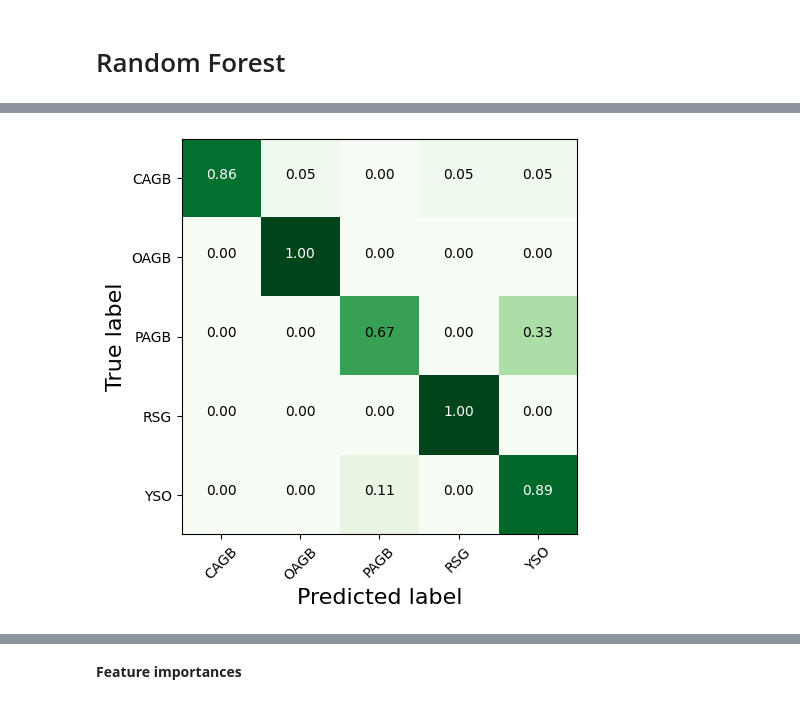
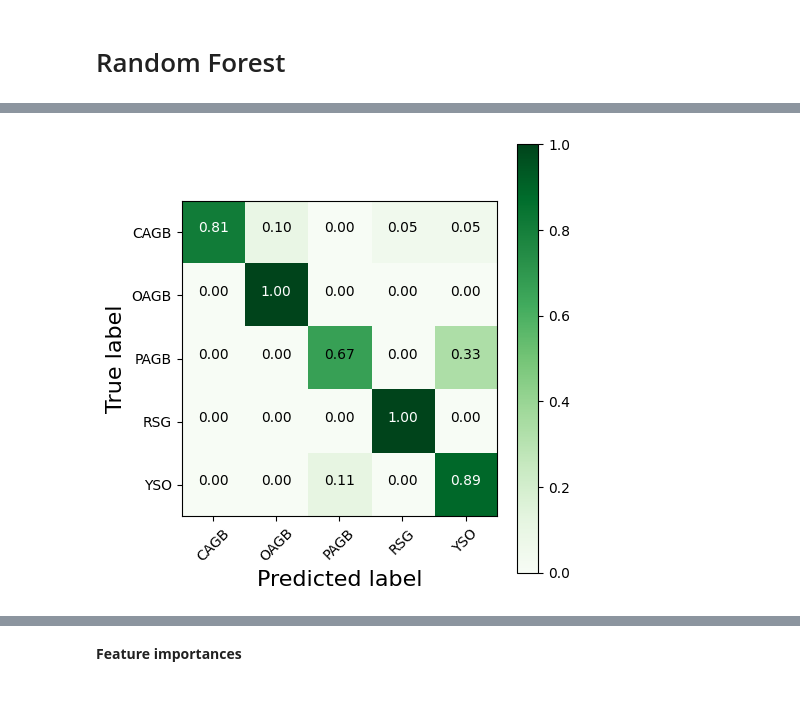
Before and after one commit to Mahdi-Abdollahii/Dusty-Stellar-Sources-Classification, a Jupyter notebook: Model_Evaluation_Smote.ipynb, the cells around one changed output, grey strips where cells are left out. Saved outputs shown, nothing was run; the diff lists cells and outputs as text; code cells hidden in the pictures.

```diff
--- a/Model_Evaluation_Smote.ipynb
+++ b/Model_Evaluation_Smote.ipynb
@@ -742,6 +742,6 @@ weighted avg       0.92      0.90      0.90        61
 # %%
 import pickle
-model_name = 'SVC-S-poly-90-0'
+model_name = 'SVC-S-poly-89-0'
 filename = model_name + '.sav'
 pickle.dump(SV_model, open(filename, 'wb'))
 # %%
@@ -822,6 +822,6 @@ weighted avg       0.86      0.82      0.83        61
 # %%
 import pickle
-model_name = 'SVC-S-rbf-82-0'
+model_name = 'SVC-S-rbf-80-0'
 filename = model_name + '.sav'
 pickle.dump(SV_model, open(filename, 'wb'))
 # %%
@@ -980,6 +980,6 @@ weighted avg       0.90      0.89      0.88        61
 # %%
 import pickle
-model_name = 'KNN-S-89-0'
+model_name = 'KNN-S-90-0'
 filename = model_name + '.sav'
 pickle.dump(KNN, open(filename, 'wb'))
 # %%
@@ -1061,6 +1061,6 @@ weighted avg       0.91      0.90      0.90        61
 # %%
 import pickle
-model_name = 'RF-S-9-1000-90-0'
+model_name = 'RF-S-8-100-89-0'
 filename = model_name + '.sav'
 pickle.dump(RF, open(filename, 'wb'))
 # %%
@@ -1084,13 +1084,13 @@ weighted avg       0.91      0.90      0.90        61
 # %%
 plot_confusion_matrix(cm = cm ,
                       normalize    = True,
                       target_names = ['CAGB', 'OAGB', 'PAGB', 'RSG', 'YSO'] ,
                       title  = None,
                       file_name = model_name +'_CM.jpg',
                       size = (5,5),
-                      color_bar=False)
+                      color_bar=True)
 # %% [output]
-[figure, old version]
+[figure, new version]
 # %%
 from sklearn.ensemble import RandomForestClassifier
 RF = RandomForestClassifier(max_depth=8, random_state=0 , n_estimators=50 , criterion = 'gini')
```
Also changed, not shown: parts of 42 cells of this notebook.
